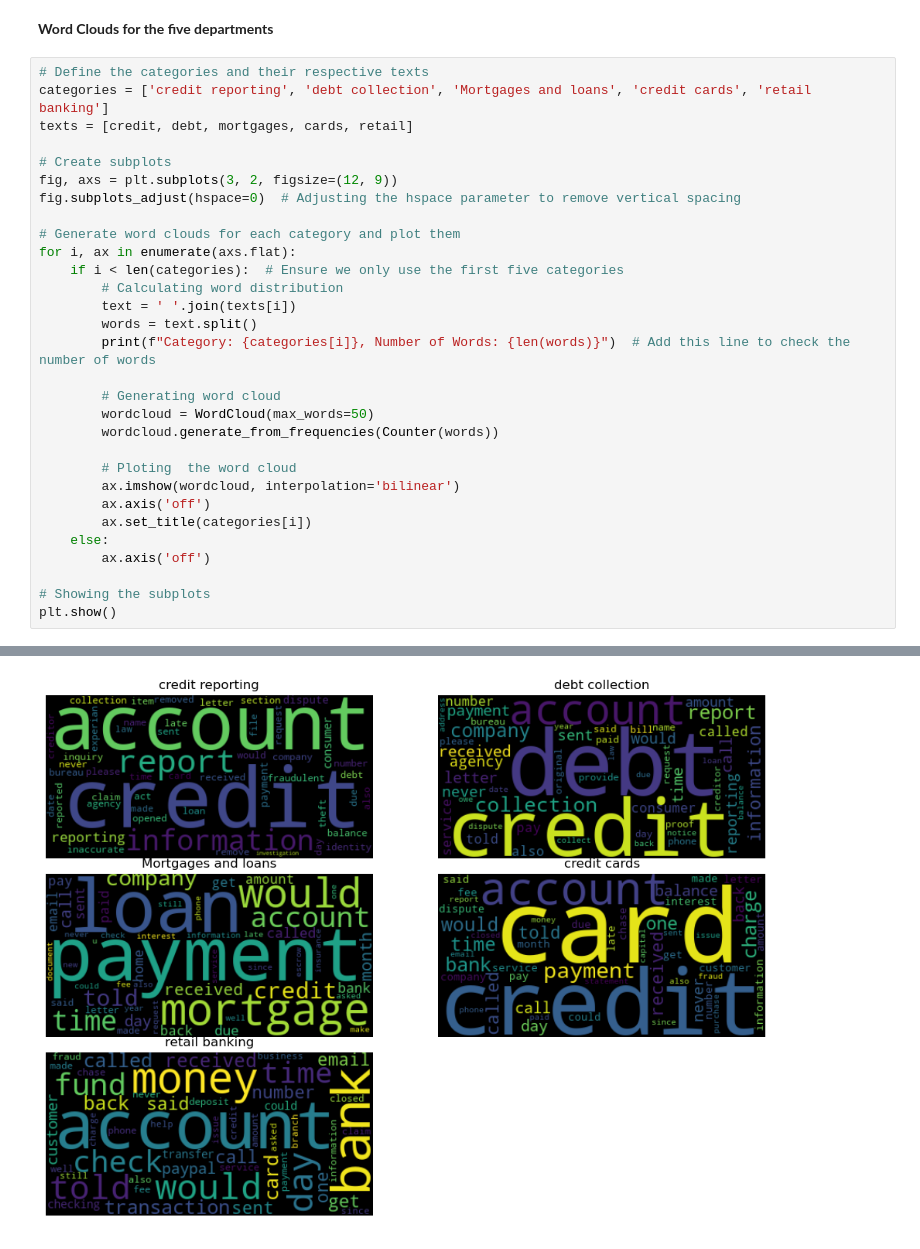
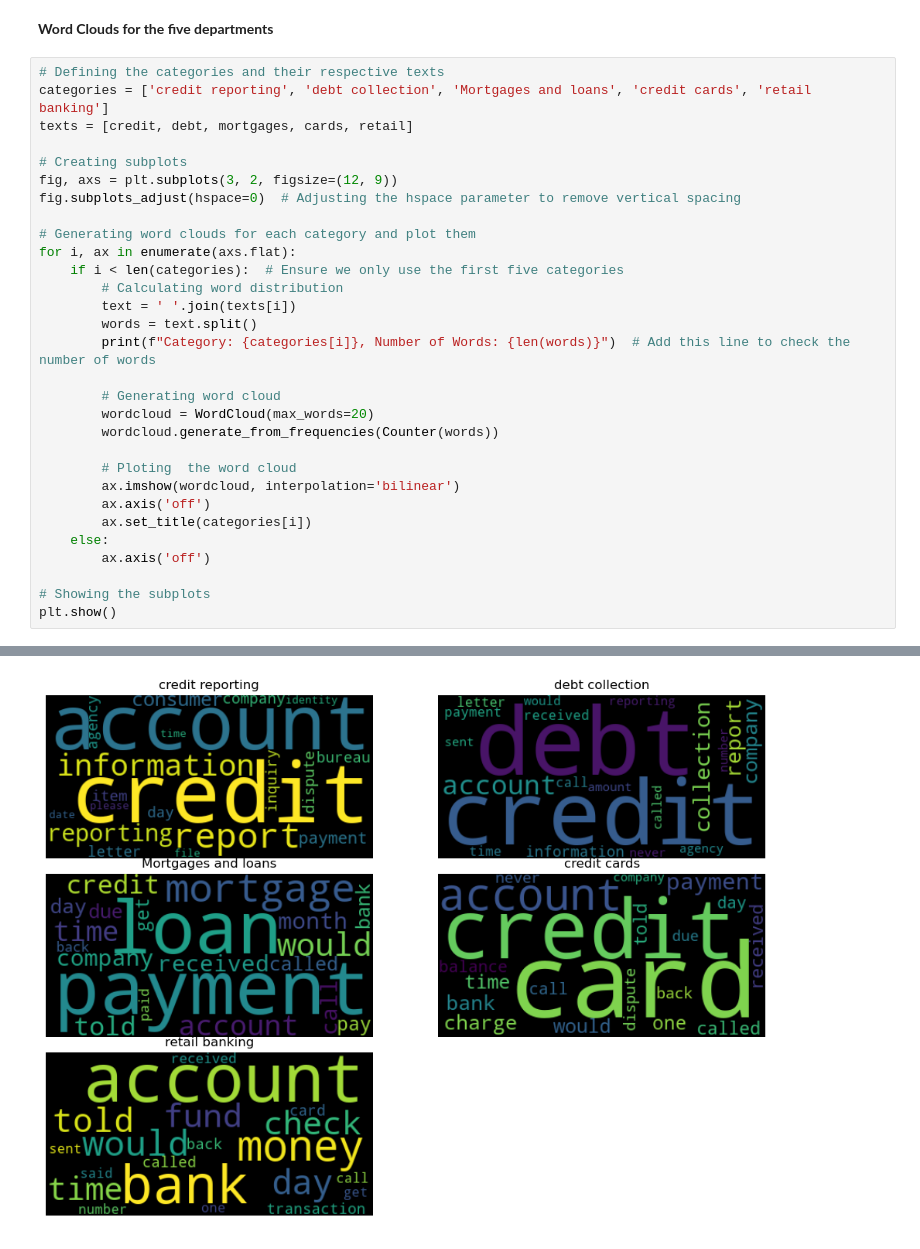
Before and after one commit to Tshifhumulo10/Consumer_Complaints_NLP, a Jupyter notebook: Consumer Complaints.ipynb, the cells around one changed output, grey strips where cells are left out. Cells and saved outputs as stored; diff of their text form.

Commit message:
Comments on word clouds

```diff
--- a/Consumer Complaints.ipynb
+++ b/Consumer Complaints.ipynb
@@ -202,39 +256,39 @@ retail = df.loc[df['product'] == 'retail_banking', 'updated_message']
 # %% [markdown]
 **Word Clouds for the five departments**
 # %%
-# Define the categories and their respective texts
+# Defining the categories and their respective texts
 categories = ['credit reporting', 'debt collection', 'Mortgages and loans', 'credit cards', 'retail banking']
 texts = [credit, debt, mortgages, cards, retail]
 
-# Create subplots
+# Creating subplots
 fig, axs = plt.subplots(3, 2, figsize=(12, 9))
 fig.subplots_adjust(hspace=0)  # Adjusting the hspace parameter to remove vertical spacing
 
-# Generate word clouds for each category and plot them
+# Generating word clouds for each category and plot them
 for i, ax in enumerate(axs.flat):
     if i < len(categories):  # Ensure we only use the first five categories
         # Calculating word distribution
         text = ' '.join(texts[i])
         words = text.split()
         print(f"Category: {categories[i]}, Number of Words: {len(words)}")  # Add this line to check the number of words
 
         # Generating word cloud
-        wordcloud = WordCloud(max_words=50)
+        wordcloud = WordCloud(max_words=20)
         wordcloud.generate_from_frequencies(Counter(words))
 
         # Ploting  the word cloud
         ax.imshow(wordcloud, interpolation='bilinear')
         ax.axis('off')
         ax.set_title(categories[i])
     else:
         ax.axis('off')
 
 # Showing the subplots
 plt.show()
 # %% [output]
 Category: credit reporting, Number of Words: 6178595
 Category: debt collection, Number of Words: 1822791
 Category: Mortgages and loans, Number of Words: 2230737
 Category: credit cards, Number of Words: 1527748
 Category: retail banking, Number of Words: 1266790
-[figure, old version]
+[figure, new version]
```
Also changed, not shown: parts of 12 cells of this notebook, 2 other files.
